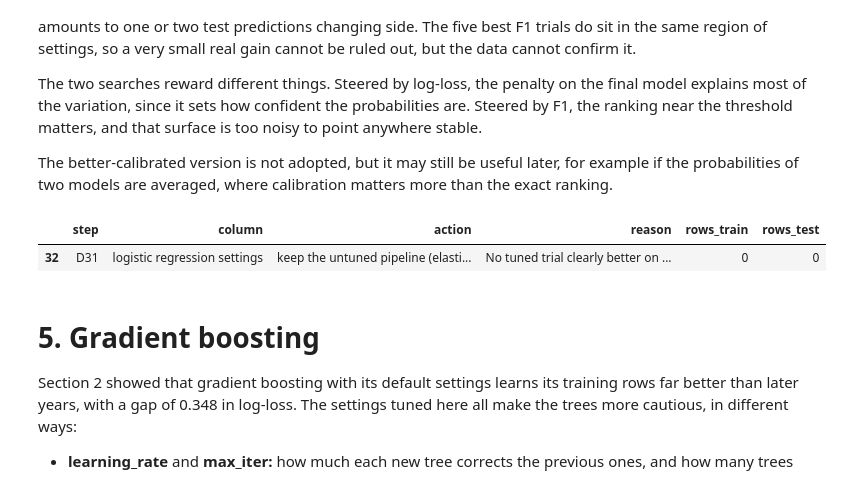
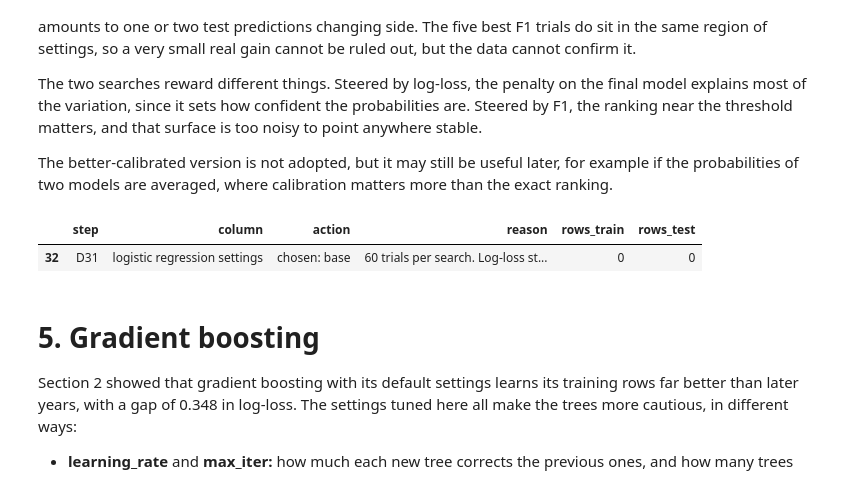
Before and after one commit to PedroHSantos20/ml-repeat-purchase, a Jupyter notebook: notebooks/03_modelling_homework.ipynb, the cells around one changed output. Saved outputs shown, nothing was run; the diff lists cells and outputs as text; code cells hidden in the pictures.

```diff
--- a/notebooks/03_modelling_homework.ipynb
+++ b/notebooks/03_modelling_homework.ipynb
@@ -347,29 +355,20 @@ The five best trials of each search are re-scored and compared with the untuned
 # %%
 # Top 5 of each search, named by search and trial number
 candidates = {}
-for objective, study in study_lin.items():
-    candidates.update(tn.rescore(tn.top_params(study, 5), get_linear_cache, make_linear,
-                                 prefix=f"{objective}_trial_"))
+with warnings.catch_warnings():
+    warnings.filterwarnings("ignore", category=ConvergenceWarning)
+    for objective, study in study_lin.items():
+        candidates.update(tn.rescore(tn.top_params(study, 5), get_linear_cache, make_linear,
+                                     prefix=f"{objective}_trial_"))
 
 runs_lin = {"base": start_runs["logistic"], **candidates}
-table_lin = ev.judge(runs_lin, "base")
+chosen_lin, table_lin, table_lin_better = ev.choose_winner(runs_lin, reference="base")
 display(table_lin)
+if table_lin_better is not None:
+    display(table_lin_better)
 
-# Among the clear winners: compare with the best of them, ties go to fewer columns
-better = table_lin.index[table_lin["verdict"] == "better"].tolist()
-if not better:
-    chosen_tree = "base"
-    print("No trial is clearly better than the untuned pipeline: base stays.")
-else:
-    best_name = table_lin.loc[better, "f1_stacked"].idxmax()
-    table_better = ev.judge({name: runs_lin[name] for name in better}, best_name, tie_rule=True)
-    display(table_better)
-    equally_good = table_better.index[table_better["verdict"].isin(["reference", "tie, fewer columns", "no clear difference"])]
-    # Fewest columns first; if those are equal, the best F1
-    chosen_tree = (table_better.loc[equally_good]
-                   .sort_values(["n_features", "f1_stacked"], ascending=[True, False])
-                   .index[0])
-    print(f"Chosen: {chosen_tree}")
+linear_params = tn.chosen_params(chosen_lin, study_lin)  # empty when the untuned pipeline stays
+print(f"Chosen: {chosen_lin}")
 # %% [output]
 |  | n_features | f1_stacked | f1_diff | ci_low | ci_high | folds_worse | threshold | log_loss | ll_gain | roc_auc | ... |
 | option |  |  |  |  |  |  |  |  |  |  | ... |
@@ -396,19 +395,24 @@ The two searches reward different things. Steered by log-loss, the penalty on th
 
 The better-calibrated version is not adopted, but it may still be useful later, for example if the probabilities of two models are averaged, where calibration matters more than the exact ranking.
 # %%
+best_ll = tn.trials_table(study_lin["log_loss"]).iloc[0]
+best_f1 = tn.trials_table(study_lin["f1"]).iloc[0]
+base_row = table_lin.loc["base"]
+
 log.record(
-    "D31", "logistic regression settings", "keep the untuned pipeline (elastic net C = 0.1, model C = 1, no log1p)",
-    "No tuned trial clearly better on F1 (60 trials per search). Log-loss steering improved log-loss "
-    "(0.561 -> 0.549: log1p on, strong model penalty) but F1 fell to 0.742-0.744; F1 steering reached "
-    "0.752-0.753 (+0.003, intervals include zero, consistent with best-of-60 optimism).",
+    "D31", "logistic regression settings", f"chosen: {chosen_lin}",
+    f"60 trials per search. Log-loss steering: log-loss {base_row['log_loss']:.3f} -> {best_ll['log_loss']:.3f}, "
+    f"F1 {best_ll['f1']:.3f}. F1 steering: best F1 {best_f1['f1']:.3f} vs untuned {base_row['f1_stacked']:.3f}. "
+    f"Clearly better than untuned: {(table_lin['verdict'] == 'better').sum()} of {len(table_lin) - 1} candidates.",
     0, 0,
-    carries={"chosen": "base", "best_log_loss_params": tn.top_params(study_lin["log_loss"], 1),
+    carries={"chosen": chosen_lin, "params": linear_params,
+             "best_log_loss_params": tn.top_params(study_lin["log_loss"], 1),
              "best_f1_params": tn.top_params(study_lin["f1"], 1)},
 )
 display(log.to_frame().tail(1))
 # %% [output]
 |  | step | column | action | reason | rows_train | rows_test |
-| 32 | D31 | logistic regression settings | keep the untuned pipeline (elasti... | No tuned trial clearly better on ... | 0 | 0 |
+| 32 | D31 | logistic regression settings | chosen: base | 60 trials per search. Log-loss st... | 0 | 0 |
 # %% [markdown]
 # 5. Gradient boosting
 
```
Also changed, not shown: parts of 19 cells of this notebook, 4 other files.
